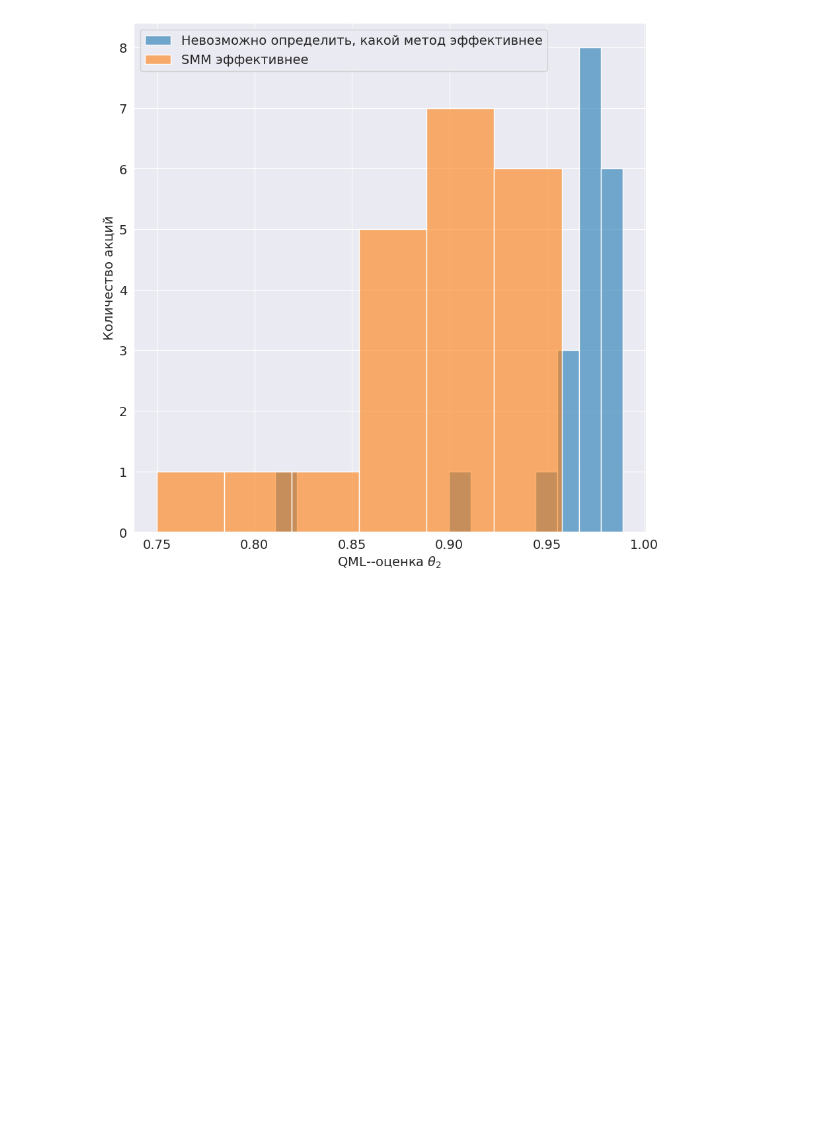
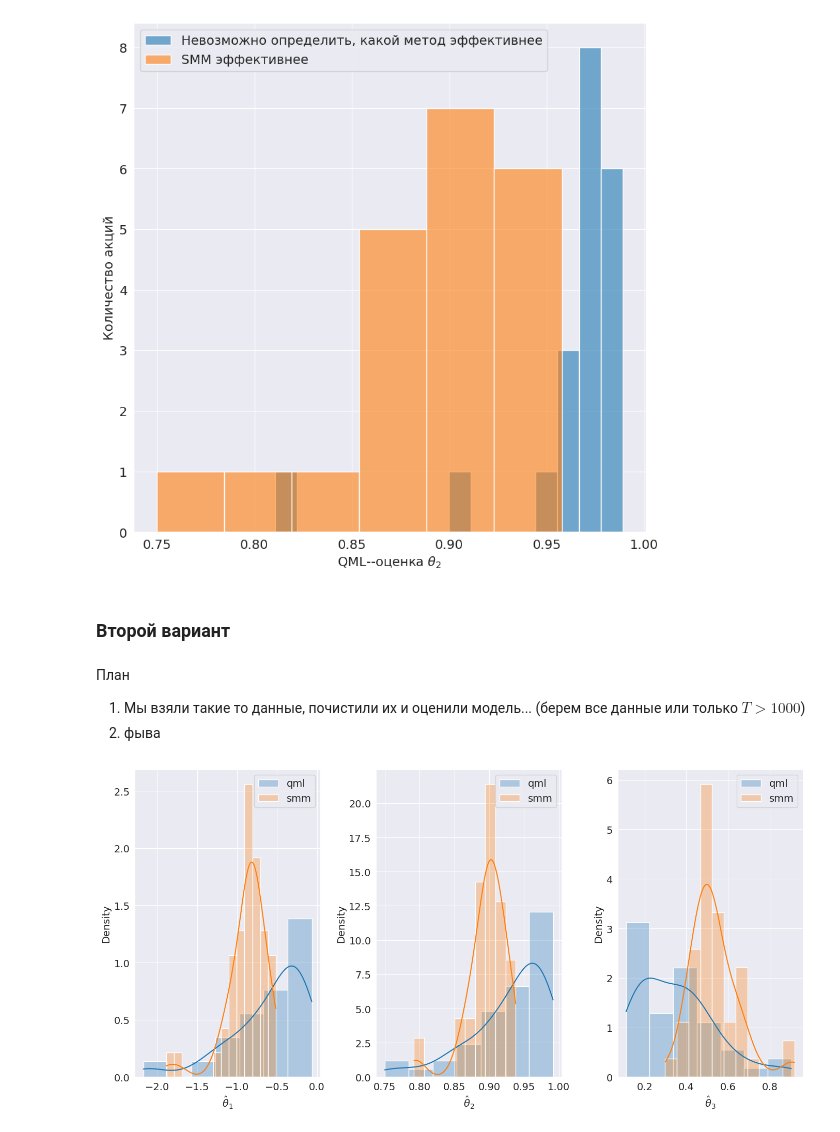
Before and after one commit to Dangerio/optimization-algorithm, a Jupyter notebook: methods_comparison/real_data/estimation_result_analysis.ipynb, the cells around one changed output. Saved outputs shown, nothing was run; the diff lists cells and outputs as text; code cells hidden in the pictures; blank space fills up the shorter version.

```diff
--- a/methods_comparison/real_data/estimation_result_analysis.ipynb
+++ b/methods_comparison/real_data/estimation_result_analysis.ipynb
@@ -55,3 +55,13 @@ def plot_qml_vs_smm_cv(df, title,  x_bounds=None, y_bounds=None):
         ax.set_xlim(x_bounds)
     if y_bounds is not None:
         ax.set_ylim(y_bounds)
+# %%
+def calculate_volatility_cv_sq(log_returns):
+    mean_second_power = np.mean(np.power(log_returns, 2))
+    mean_fourth_power = np.mean(np.power(log_returns, 4))
+    return mean_fourth_power / (3 * mean_second_power**2) - 1
+
+def plot_one_ticker(data, ticker):
+    fig, ax = plt.subplots(figsize=(10, 7))
+    sns.lineplot(data=data.loc[data.ticker == ticker, :], x="date", y="log_return", ax=ax)
+    ax.set_title(ticker);
@@ -197,3 +203,23 @@ ax.legend()
 plt.savefig("data/plots/theta_two_estimates.pdf", format="pdf");
 # %% [output]
 [figure]
+# %% [markdown]
+### Второй вариант
+# %% [markdown]
+План
+1) Мы взяли такие то данные, почистили их и оценили модель... (берем все данные или только $T > 1000$)
+2) фыва
+# %%
+fig, ax = plt.subplots(nrows=1, ncols=3, figsize=(14, 7))
+stat = "estimates"
+for param_idx in range(1, 4):
+    for name in ["qml", "smm"]:
+        sns.histplot(data=without_outliers, x=f"{stat}_{param_idx}_{name}", label=name, ax=ax[param_idx - 1], alpha=0.3, kde=True, stat="density")
+
+for axis, label in zip(ax, [r"$\hat{\theta}_1$", r"$\hat{\theta}_2$", r"$\hat{\theta}_3$"]):
+    axis.set_xlabel(label)
+    axis.legend()
+
+plt.tight_layout();
+# %% [output]
+[figure, added]
```
Also changed, not shown: parts of 22 cells of this notebook.
